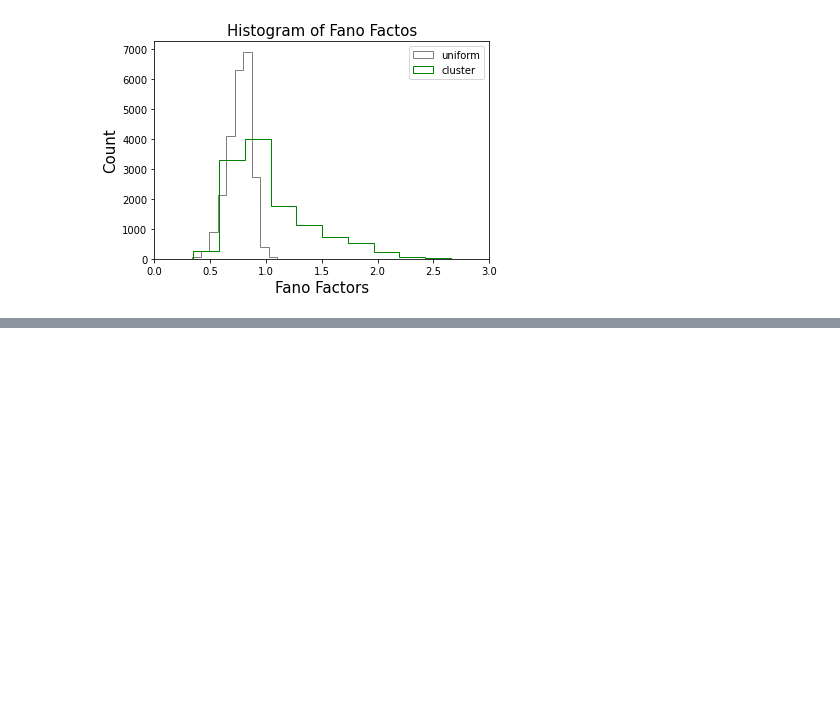
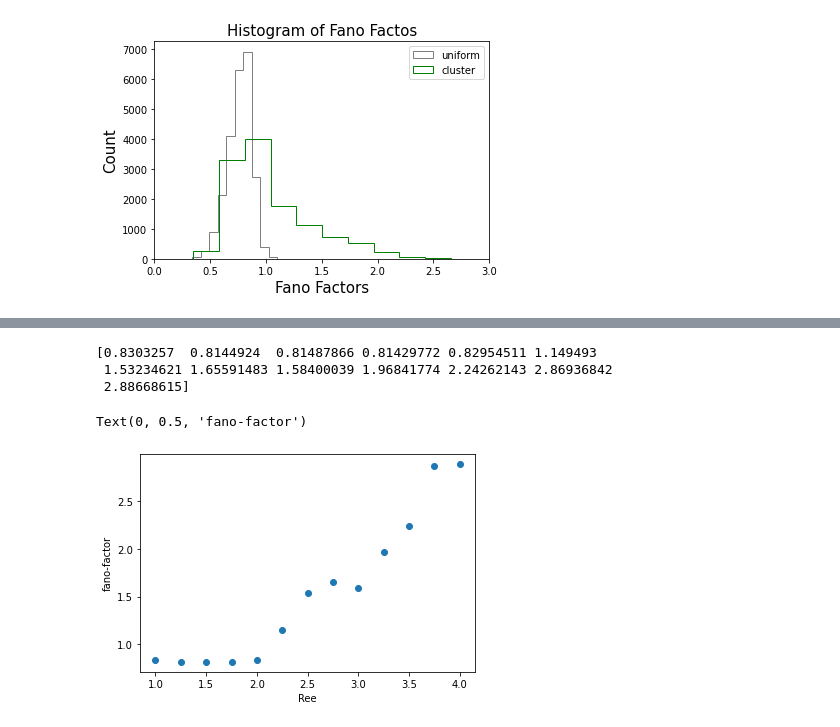
Before and after one commit to anujanegi/clustered-connections, a Jupyter notebook: Slow Dynamics and High Variability in Networks with Clustered Connections.ipynb, the cells around one changed output, grey strips where cells are left out. Saved outputs shown, nothing was run; the diff lists cells and outputs as text; code cells hidden in the pictures; blank space fills up the shorter version.

Commit message:
Added task 4c), still some debug output in the notebook left (need to put that into plot.py)

```diff
--- a/Slow Dynamics and High Variability in Networks with Clustered Connections.ipynb
+++ b/Slow Dynamics and High Variability in Networks with Clustered Connections.ipynb
@@ -70,3 +70,15 @@ fano_factor_histogram_plot(fano_count_uniform, fano_count_cluster)
 window, fano_diff_uniform = get_fano_factor_windows(spike_train_uniform_network, after_duration, duration, N_trials, N_realizations, N_exc,  neuron_type='excitatory', network_type='uniform')
 window, fano_diff_cluster = get_fano_factor_windows(spike_train_cluster_network, after_duration, duration, N_trials, N_realizations, N_exc,  neuron_type='excitatory', network_type='cluster')
 fano_factor_windows_plot(window, fano_diff_uniform, fano_diff_cluster)
+# %%
+after_duration=1.5*second
+# %%
+# fano factor over R_EE
+fano_Ree = []
+for r_ee in np.linspace(1,4,13):
+    P_cluster_Ree = P_cluster
+    P_cluster_Ree['p_EE'] = calculate_p_EE(r_ee, P_uniform['p_EE'], N_exc, N_cluster)
+    cluster_network_fano_Ree = CorticalNetwork(equation, N_exc, N_inh, V, taus, mus, J_cluster, P_cluster_Ree, N_cluster=N_cluster, is_cluster=True)
+    state_monitor_cluster_network, spike_monitor_cluster_network, spike_train_cluster_network = cluster_network_fano_Ree.run_network(duration, N_realizations=N_realizations_Ree, N_trials=N_trials_Ree)
+    fano_Ree.append(get_fano_factor(spike_train_cluster_network, after_duration, duration, N_trials=N_trials_Ree, N_realizations=N_realizations_Ree, N_exc=N_exc,  neuron_type='excitatory', network_type='clustered', window_size = 0.1))
+fano_Ree_avg = np.mean(fano_Ree, axis = 0)
@@ -72,0 +103,13 @@ fano_factor_windows_plot(window, fano_diff_uniform, fano_diff_cluster)
+# %%
+#print(fano_Ree)
+fano_Ree_avg = np.nanmean(fano_Ree, axis = 1)
+print(fano_Ree_avg)
+plt.scatter(np.linspace(1,4,13),fano_Ree_avg)
+plt.xlabel("Ree")
+plt.ylabel("fano-factor")
+# %% [output]
+[0.8303257  0.8144924  0.81487866 0.81429772 0.82954511 1.149493
+ 1.53234621 1.65591483 1.58400039 1.96841774 2.24262143 2.86936842
+ 2.88668615]
+Text(0, 0.5, 'fano-factor')
+[figure, added]
```
Also changed, not shown: parts of 2 cells of this notebook, 2 other files.
